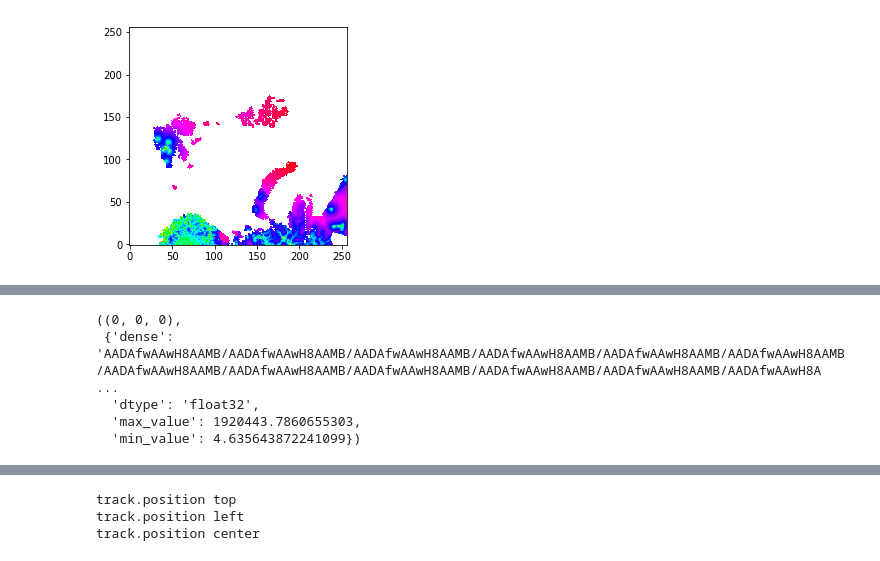
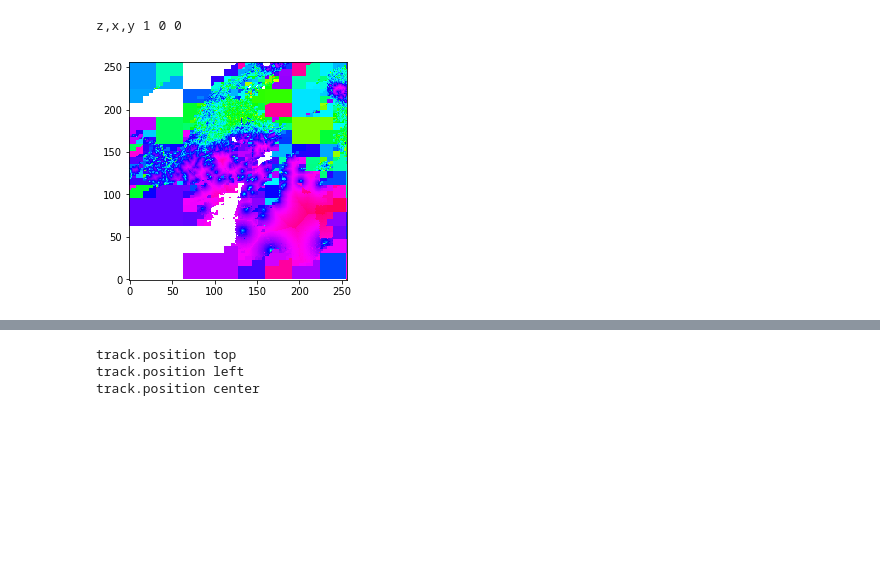
Before and after one commit to pkerpedjiev/z-index-range-selections, a Jupyter notebook: notebooks/Interpolated tiles.ipynb, the cells around one changed output, grey strips where cells are left out. Cells and saved outputs as stored; diff of their text form; code cells hidden in the pictures; blank space fills up the shorter version.

```diff
--- a/notebooks/Interpolated tiles.ipynb
+++ b/notebooks/Interpolated tiles.ipynb
@@ -12,7 +12,7 @@ import matplotlib.pyplot as plt
 %%time
 
 def z_interpolate(sorted_interleaved, region_bounds,
-                  global_bounds, width, zoom=32):
+                  global_bounds, width, height, zoom=32):
     tile_width = (global_bounds[2] - global_bounds[0]) / 2 ** zoom
 
     xmin = region_bounds[0]
@@ -20,7 +20,8 @@ def z_interpolate(sorted_interleaved, region_bounds,
     ymin = region_bounds[1]
     ymax = region_bounds[3]
 
-    X, Y = np.mgrid[xmin:xmax:complex(0,width), ymin:ymax:complex(0,width)]
+    X, Y = np.mgrid[xmin:xmax:complex(0,width),
+                    ymax:ymin:complex(0,-height)]
 
     positions = np.vstack([X.ravel(), Y.ravel()]).T
     int_points = ((positions - global_bounds[0]) // tile_width).astype(np.uint64)
@@ -34,46 +35,49 @@ def z_interpolate(sorted_interleaved, region_bounds,
 
     return (indeces, positions)
 
-def tile_data(z, x, y):
+def tile_data(z, x, y, width=1, height=1):
     '''
     Get interpolated values for a tile as defined by the
     zoom level (z), x position (x), y position (y) and
     '''
     tile_width = 360 / 2 ** z
+    print("z,x,y", z, x, y)
 
     tile_x = -180 + x * tile_width
-    tile_y = -180 + y * tile_width
+    tile_y = 180 - (y + 1) * tile_width
 
     bounds = [tile_x, tile_y,
               tile_x + tile_width,
               tile_y + tile_width]
 
     f = h5py.File('../data/points.hdf5', 'r')
     tile_pixels = 256
     sorted_interleaved = f['interleaved']
     sorted_points = f['sorted_points'][:]
     sorted_poi = f['values'][:]
 
     (ixs, positions) = z_interpolate(
         f['interleaved'],
         region_bounds=bounds,
         global_bounds=[-180,-180,180,180],
-        width=tile_pixels
+        width=256 * width,
+        height=256 * width
     )
     ixs[ixs == len(sorted_interleaved)] = len(sorted_interleaved) - 1
 
     residuals = ((positions - sorted_points[ixs]) ** 2).sum(axis=1)
     new_array = sorted_poi[ixs]
-    new_array[residuals > 1] = np.nan
+    # new_array[residuals > 2] = np.nan
 
     mat = new_array.reshape((tile_pixels,tile_pixels))
 
     # mat = sorted_poi[ixs].reshape((tile_pixels, tile_pixels))
 
-    return mat
+    return mat.T.copy(order='C')
 
-mat = tile_data(2,2,3)
-plt.imshow(np.log(mat.T), origin='lower', cmap='hsv')
+mat = tile_data(1,0,0)
+plt.imshow(np.log(mat), origin='lower', cmap='hsv')
 plt.show()
 # %% [output]
+z,x,y 1 0 0
-[figure, old version]
+[figure, new version]
@@ -89,13 +94,7 @@ def tileset_info():
     }
 # %%
-f = lambda z,x,y: ((z,x,y), hgfo.format_dense_tile(tile_data(z, x, y)))
-f(0,0,0)
+# f = lambda z,x,y: ((z,x,y), hgfo.format_dense_tile(tile_data(z, x, y)))
+# f(0,0,0)
-# %% [output]
-((0, 0, 0),
- {'dense': 'AADAfwAAwH8AAMB/AADAfwAAwH8AAMB/AADAfwAAwH8AAMB/AADAfwAAwH8AAMB/AADAfwAAwH8AAMB/AADAfwAAwH8AAMB/AADAfwAAwH8AAMB/AADAfwAAwH8AAMB/AADAfwAAwH8AAMB/AADAfwAAwH8AAMB/AADAfwAAwH8AAMB/AADAfwAAwH8A ...
-  'dtype': 'float32',
-  'max_value': 1920443.7860655303,
-  'min_value': 4.635643872241099})
 # %%
 import hgflask.server as hgse
 import hgflask.tilesets as hfti
```
Also changed, not shown: parts of 6 cells of this notebook, 2 other files.
